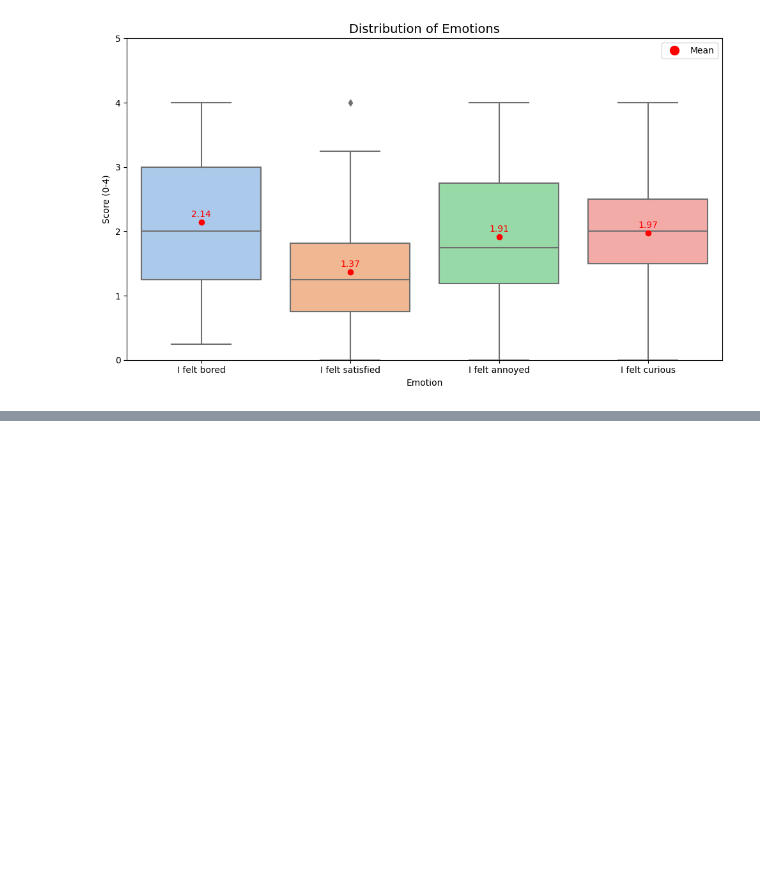
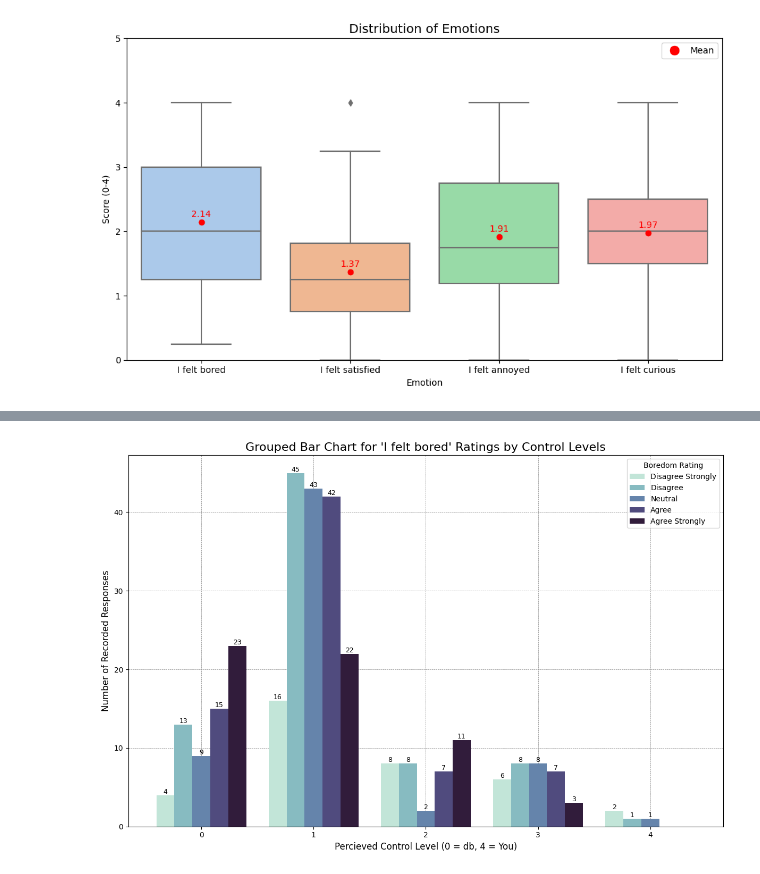
Before and after one commit to Elmir-Zeynalov/User-Studies, a Jupyter notebook: Dictator-Analysis.ipynb, the cells around one changed output, grey strips where cells are left out. Saved outputs shown, nothing was run; the diff lists cells and outputs as text; code cells hidden in the pictures; blank space fills up the shorter version.

Commit message:
adding bar charts for emotions

```diff
--- a/Dictator-Analysis.ipynb
+++ b/Dictator-Analysis.ipynb
@@ -10,3 +7,9 @@ data = pd.read_csv("Data/merged_dataset.csv")
+# %%
+# The aggregated data
+data = pd.read_csv("Data/merged_dataset.csv")
+# Use the cubehelix palette for the char
+# Use the specified cubehelix palette as a colormap for the chart
+palette = sns.cubehelix_palette(start=0.5, rot=-0.5, as_cmap=True)
 # %%
 emotion_columns = ["I felt bored", "I felt satisfied", "I felt annoyed", "I felt curious"]
 # %%
@@ -62,0 +170,61 @@ plt.show()
+# %%
+# Define a mapping for the rating labels
+rating_labels = {
+    0: "Disagree Strongly",
+    1: "Disagree",
+    2: "Neutral",
+    3: "Agree",
+    4: "Agree Strongly"
+}
+# Selecting relevant columns for analysis
+emotion_columns = ["I felt bored", "I felt satisfied", "I felt annoyed", "I felt curious"]
+control_column = "Who had the overall control of the interaction?"
+
+# Cleaning the data (removing NaN and ensuring numeric types)
+filtered_data = data[["Participant ID", control_column] + emotion_columns].dropna()
+filtered_data[control_column] = pd.to_numeric(filtered_data[control_column], errors='coerce')
+filtered_data[emotion_columns] = filtered_data[emotion_columns].apply(pd.to_numeric, errors='coerce')
+
+# Aggregating by participant for mean emotion scores
+
+# Prepare data for visualization
+bored_breakdown_pivot = filtered_data.groupby(control_column)["I felt bored"].value_counts().unstack().fillna(0)
+
+# Rename the columns of the pivot table to the new rating labels
+bored_breakdown_pivot_renamed = bored_breakdown_pivot.rename(columns=rating_labels)
+
+# Plot the grouped bar chart with the updated rating labels
+fig, ax = plt.subplots(figsize=(12, 8))
+bars = bored_breakdown_pivot_renamed.plot(
+    kind="bar",
+    ax=ax,
+    colormap=palette,
+    width=0.8
+)
+ax.set_axisbelow(True)  # Ensure gridlines are behind the bars
+ax.grid(True, which='major', linestyle='--', linewidth=0.5, color='gray')  # Add gridlines
+
+plt.title("Grouped Bar Chart for 'I felt bored' Ratings by Control Levels", fontsize=16)
+plt.xlabel("Percieved Control Level (0 = db, 4 = You)", fontsize=12)
+plt.ylabel("Number of Recorded Responses", fontsize=12)
+plt.xticks(rotation=0)
+plt.legend(title="Boredom Rating", loc="upper right")
+
+# Add occurrence numbers on top of each bar
+for container in bars.containers:
+    for bar in container:
+        height = bar.get_height()
+        if height > 0:  # Only label bars with non-zero height
+            ax.text(
+                bar.get_x() + bar.get_width() / 2,
+                height,
+                f"{int(height)}",
+                ha="center",
+                va="bottom",
+                fontsize=9
+            )
+
+plt.tight_layout()
+plt.show()
+# %% [output]
+[figure, added]
```
Also changed, not shown: parts of 4 cells of this notebook.
